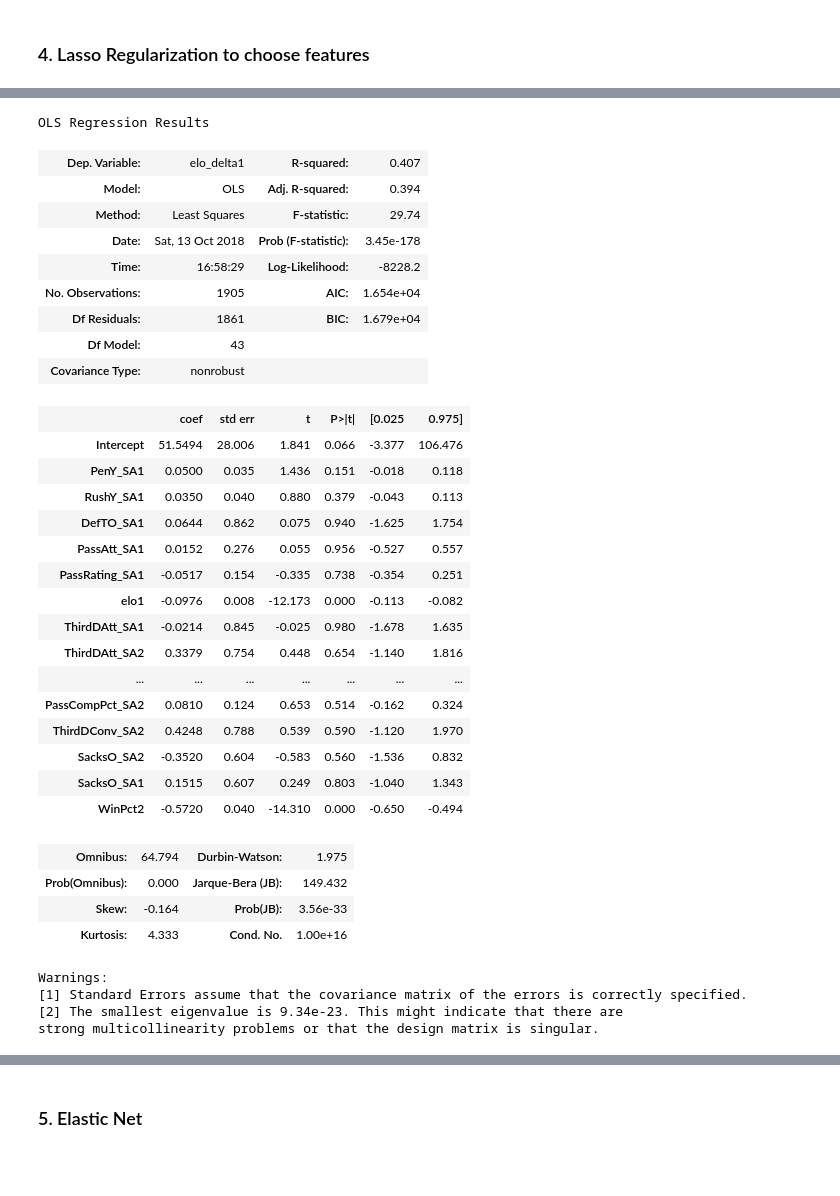
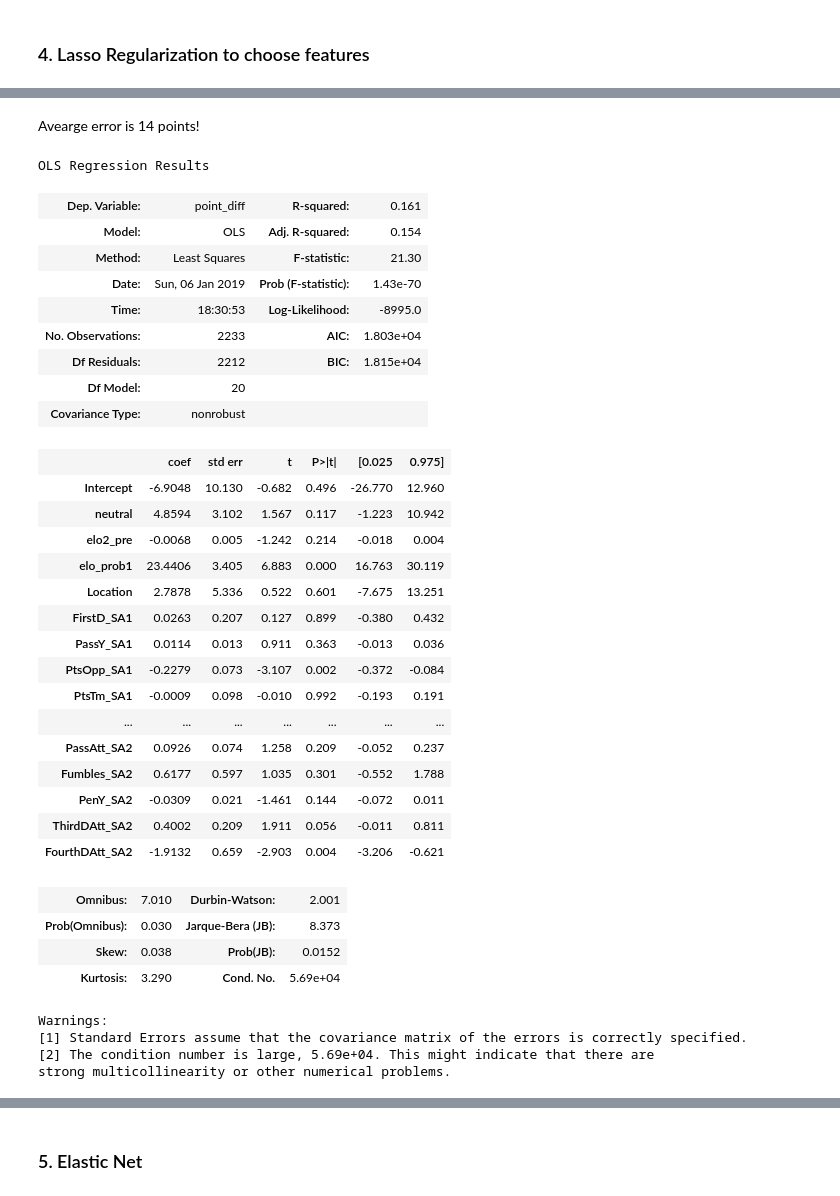
Before and after one commit to kbfreder/nfl-predictions, a Jupyter notebook: 03b_FeatureModel_Explore.ipynb, the cells around one changed output, grey strips where cells are left out. Cells and saved outputs as stored; diff of their text form; code cells hidden in the pictures; blank space fills up the shorter version.

```diff
--- a/03b_FeatureModel_Explore.ipynb
+++ b/03b_FeatureModel_Explore.ipynb
@@ -60,4 +58,0 @@ test_df = p.open_pkl('Data/test_df.pkl')
-# %%
-train_df.reset_index(inplace=True, drop=True)
-# %%
-target = 'elo_delta1'
@@ -137,3 +107,7 @@ f.assess_model_poly(train_df, simple_cols, target, 6)
 # %% [markdown]
 ### 2. Simple OLS, P-values  <a name=s2 />
+# %%
+drop_cols = ['score1', 'score2', 'elo_delta', 'Date', 'OT', 'Season','Date', 'point_diff']
+all_cols = [x for x in train_df.columns if x not in drop_cols]
+num_cols = [x for x in all_cols if train_df.dtypes[x] != 'O']
 # %%
@@ -313,0 +371,11 @@ avg_lcv_coefs = np.mean(lcv_coefs, axis=0)
+# %%
+coefs01 = [results01['estimator'][i].get_params()['lassocv'].coef_ for i in range(5)]
+
+coefs01_mean = np.mean(coefs01, axis=0)
+
+idxs01 = np.argwhere(abs(coefs01_mean) > 1e-02)
+idxs01 = [x[0] for x in idxs01]
+lcv_cols_01 = [num_cols[x] for x in idxs]
+
+alphas01 = [results01['estimator'][i].get_params()['lassocv'].alpha_ for i in range(5)]
+alpha01_mean = np.mean(alphas01)
@@ -351,39 +494,41 @@ lasso_cols
+# %% [markdown]
+Avearge error is 14 points!
 # %%
-fit4 = f.simple_OLS(train_df, lasso_cols, target)
+fit4 = f.simple_OLS(train_df, lcv_cols_01, target)
 fit4.summary()
 # %% [output]
 OLS Regression Results
-| Dep. Variable: | elo_delta1 | R-squared: | 0.407 |
-| Model: | OLS | Adj. R-squared: | 0.394 |
-| Method: | Least Squares | F-statistic: | 29.74 |
-| Date: | Sat, 13 Oct 2018 | Prob (F-statistic): | 3.45e-178 |
-| Time: | 16:58:29 | Log-Likelihood: | -8228.2 |
-| No. Observations: | 1905 | AIC: | 1.654e+04 |
-| Df Residuals: | 1861 | BIC: | 1.679e+04 |
-| Df Model: | 43 |  |  |
+| Dep. Variable: | point_diff | R-squared: | 0.161 |
+| Model: | OLS | Adj. R-squared: | 0.154 |
+| Method: | Least Squares | F-statistic: | 21.30 |
+| Date: | Sun, 06 Jan 2019 | Prob (F-statistic): | 1.43e-70 |
+| Time: | 18:30:53 | Log-Likelihood: | -8995.0 |
+| No. Observations: | 2233 | AIC: | 1.803e+04 |
+| Df Residuals: | 2212 | BIC: | 1.815e+04 |
+| Df Model: | 20 |  |  |
 | Covariance Type: | nonrobust |  |  |
 |  | coef | std err | t | P>|t| | [0.025 | 0.975] |
-| Intercept | 51.5494 | 28.006 | 1.841 | 0.066 | -3.377 | 106.476 |
-| PenY_SA1 | 0.0500 | 0.035 | 1.436 | 0.151 | -0.018 | 0.118 |
-| RushY_SA1 | 0.0350 | 0.040 | 0.880 | 0.379 | -0.043 | 0.113 |
-| DefTO_SA1 | 0.0644 | 0.862 | 0.075 | 0.940 | -1.625 | 1.754 |
-| PassAtt_SA1 | 0.0152 | 0.276 | 0.055 | 0.956 | -0.527 | 0.557 |
-| PassRating_SA1 | -0.0517 | 0.154 | -0.335 | 0.738 | -0.354 | 0.251 |
-| elo1 | -0.0976 | 0.008 | -12.173 | 0.000 | -0.113 | -0.082 |
-| ThirdDAtt_SA1 | -0.0214 | 0.845 | -0.025 | 0.980 | -1.678 | 1.635 |
-| ThirdDAtt_SA2 | 0.3379 | 0.754 | 0.448 | 0.654 | -1.140 | 1.816 |
+| Intercept | -6.9048 | 10.130 | -0.682 | 0.496 | -26.770 | 12.960 |
+| neutral | 4.8594 | 3.102 | 1.567 | 0.117 | -1.223 | 10.942 |
+| elo2_pre | -0.0068 | 0.005 | -1.242 | 0.214 | -0.018 | 0.004 |
+| elo_prob1 | 23.4406 | 3.405 | 6.883 | 0.000 | 16.763 | 30.119 |
+| Location | 2.7878 | 5.336 | 0.522 | 0.601 | -7.675 | 13.251 |
+| FirstD_SA1 | 0.0263 | 0.207 | 0.127 | 0.899 | -0.380 | 0.432 |
+| PassY_SA1 | 0.0114 | 0.013 | 0.911 | 0.363 | -0.013 | 0.036 |
+| PtsOpp_SA1 | -0.2279 | 0.073 | -3.107 | 0.002 | -0.372 | -0.084 |
+| PtsTm_SA1 | -0.0009 | 0.098 | -0.010 | 0.992 | -0.193 | 0.191 |
 | ... | ... | ... | ... | ... | ... | ... |
-| PassCompPct_SA2 | 0.0810 | 0.124 | 0.653 | 0.514 | -0.162 | 0.324 |
-| ThirdDConv_SA2 | 0.4248 | 0.788 | 0.539 | 0.590 | -1.120 | 1.970 |
-| SacksO_SA2 | -0.3520 | 0.604 | -0.583 | 0.560 | -1.536 | 0.832 |
-| SacksO_SA1 | 0.1515 | 0.607 | 0.249 | 0.803 | -1.040 | 1.343 |
-| WinPct2 | -0.5720 | 0.040 | -14.310 | 0.000 | -0.650 | -0.494 |
+| PassAtt_SA2 | 0.0926 | 0.074 | 1.258 | 0.209 | -0.052 | 0.237 |
+| Fumbles_SA2 | 0.6177 | 0.597 | 1.035 | 0.301 | -0.552 | 1.788 |
+| PenY_SA2 | -0.0309 | 0.021 | -1.461 | 0.144 | -0.072 | 0.011 |
+| ThirdDAtt_SA2 | 0.4002 | 0.209 | 1.911 | 0.056 | -0.011 | 0.811 |
+| FourthDAtt_SA2 | -1.9132 | 0.659 | -2.903 | 0.004 | -3.206 | -0.621 |
-| Omnibus: | 64.794 | Durbin-Watson: | 1.975 |
-| Prob(Omnibus): | 0.000 | Jarque-Bera (JB): | 149.432 |
-| Skew: | -0.164 | Prob(JB): | 3.56e-33 |
-| Kurtosis: | 4.333 | Cond. No. | 1.00e+16 |
+| Omnibus: | 7.010 | Durbin-Watson: | 2.001 |
+| Prob(Omnibus): | 0.030 | Jarque-Bera (JB): | 8.373 |
+| Skew: | 0.038 | Prob(JB): | 0.0152 |
+| Kurtosis: | 3.290 | Cond. No. | 5.69e+04 |
 Warnings:
 [1] Standard Errors assume that the covariance matrix of the errors is correctly specified.
-[2] The smallest eigenvalue is 9.34e-23. This might indicate that there are
-strong multicollinearity problems or that the design matrix is singular.
+[2] The condition number is large, 5.69e+04. This might indicate that there are
+strong multicollinearity or other numerical problems.
 # %%
```
Also changed, not shown: parts of 94 cells of this notebook, 16 other files.
